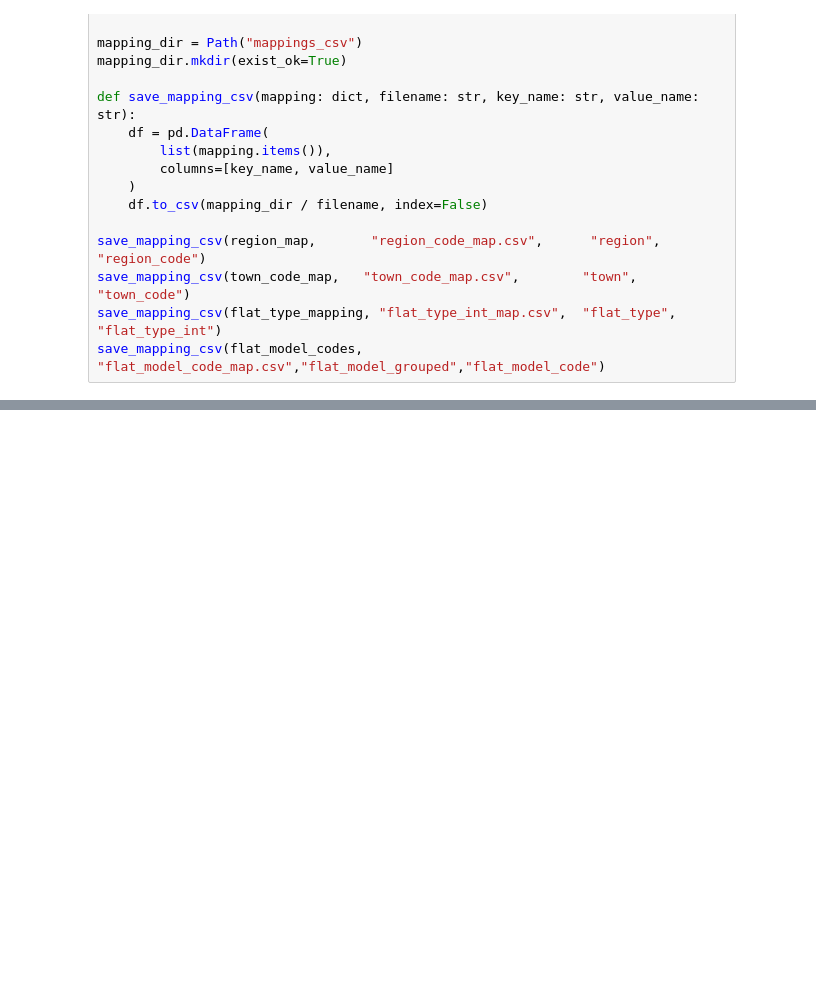
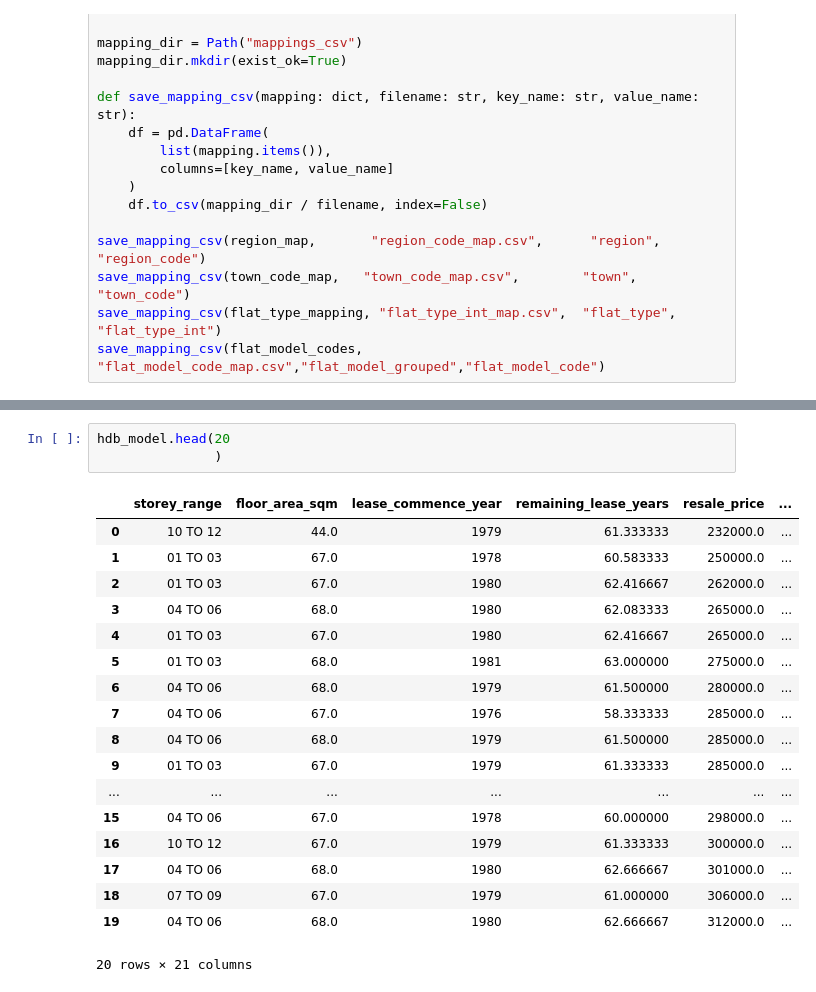
Before and after one commit to johncharles-dev/HDB-Resale-Price-Prediction-and-Recommendation, a Jupyter notebook: Model_Building/Data_preprocessing.ipynb, the cells around one changed output, grey strips where cells are left out. Cells and saved outputs as stored; diff of their text form; blank space fills up the shorter version.

```diff
--- a/Model_Building/Data_preprocessing.ipynb
+++ b/Model_Building/Data_preprocessing.ipynb
@@ -560,0 +688,22 @@ save_mapping_csv(flat_model_codes,  "flat_model_code_map.csv","flat_model_groupe
+# %%
+hdb_model.head(20
+               )
+# %% [output]
+|  | storey_range | floor_area_sqm | lease_commence_year | remaining_lease_years | resale_price | ... |
+| 0 | 10 TO 12 | 44.0 | 1979 | 61.333333 | 232000.0 | ... |
+| 1 | 01 TO 03 | 67.0 | 1978 | 60.583333 | 250000.0 | ... |
+| 2 | 01 TO 03 | 67.0 | 1980 | 62.416667 | 262000.0 | ... |
+| 3 | 04 TO 06 | 68.0 | 1980 | 62.083333 | 265000.0 | ... |
+| 4 | 01 TO 03 | 67.0 | 1980 | 62.416667 | 265000.0 | ... |
+| 5 | 01 TO 03 | 68.0 | 1981 | 63.000000 | 275000.0 | ... |
+| 6 | 04 TO 06 | 68.0 | 1979 | 61.500000 | 280000.0 | ... |
+| 7 | 04 TO 06 | 67.0 | 1976 | 58.333333 | 285000.0 | ... |
+| 8 | 04 TO 06 | 68.0 | 1979 | 61.500000 | 285000.0 | ... |
+| 9 | 01 TO 03 | 67.0 | 1979 | 61.333333 | 285000.0 | ... |
+| ... | ... | ... | ... | ... | ... | ... |
+| 15 | 04 TO 06 | 67.0 | 1978 | 60.000000 | 298000.0 | ... |
+| 16 | 10 TO 12 | 67.0 | 1979 | 61.333333 | 300000.0 | ... |
+| 17 | 04 TO 06 | 68.0 | 1980 | 62.666667 | 301000.0 | ... |
+| 18 | 07 TO 09 | 67.0 | 1979 | 61.000000 | 306000.0 | ... |
+| 19 | 04 TO 06 | 68.0 | 1980 | 62.666667 | 312000.0 | ... |
+20 rows × 21 columns
```
Also changed, not shown: parts of 18 cells of this notebook, 2 other files.
